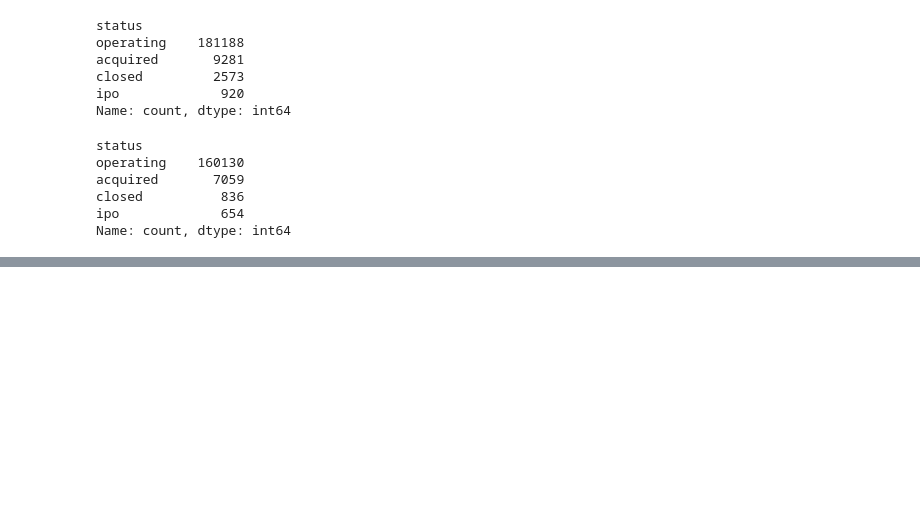
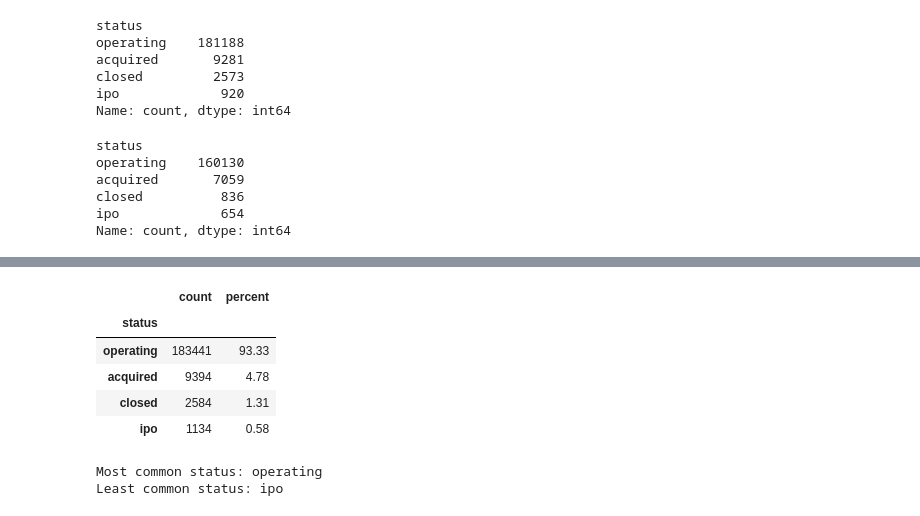
Before and after one commit to GM-Team-1/gm-credit-fund-risk-model, a Jupyter notebook: notebooks/CFRM.ipynb, the cells around one changed output, grey strips where cells are left out. Drawn from its saved outputs; the diff is of its cells as text; code cells hidden in the pictures; blank space fills up the shorter version.

```diff
--- a/notebooks/CFRM.ipynb
+++ b/notebooks/CFRM.ipynb
@@ -134,0 +307,26 @@ Name: count, dtype: int64
+# %%
+# Status distribution (counts + percentages)
+status_counts = df['status'].value_counts(dropna=False)
+status_percent = (df['status'].value_counts(normalize=True, dropna=False) * 100).round(2)
+
+status_dist = pd.DataFrame({'count': status_counts, 'percent': status_percent})
+status_dist = status_dist.sort_values('count', ascending=False)
+
+status_dist
+# %% [output]
+|  | count | percent |
+| status |  |  |
+| operating | 183441 | 93.33 |
+| acquired | 9394 | 4.78 |
+| closed | 2584 | 1.31 |
+| ipo | 1134 | 0.58 |
+# %%
+# Identify most and least common statuses
+most_common = status_dist.index[0]
+least_common = status_dist.index[3]
+
+print(f"Most common status: {most_common}")
+print(f"Least common status: {least_common}")
+# %% [output]
+Most common status: operating
+Least common status: ipo
```
Also changed, not shown: parts of 46 cells of this notebook.
